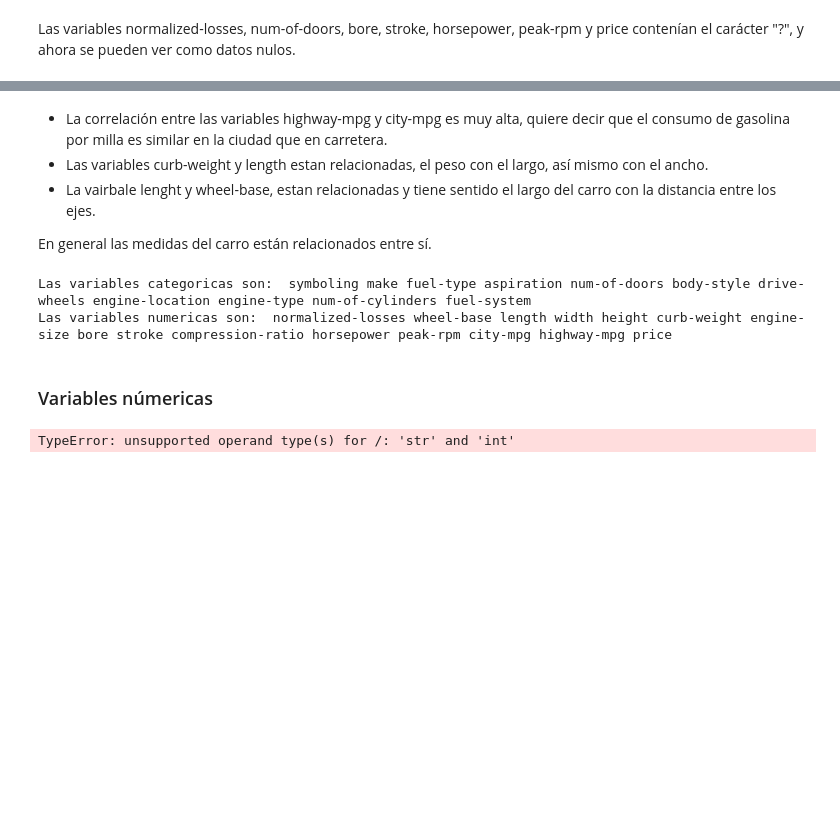
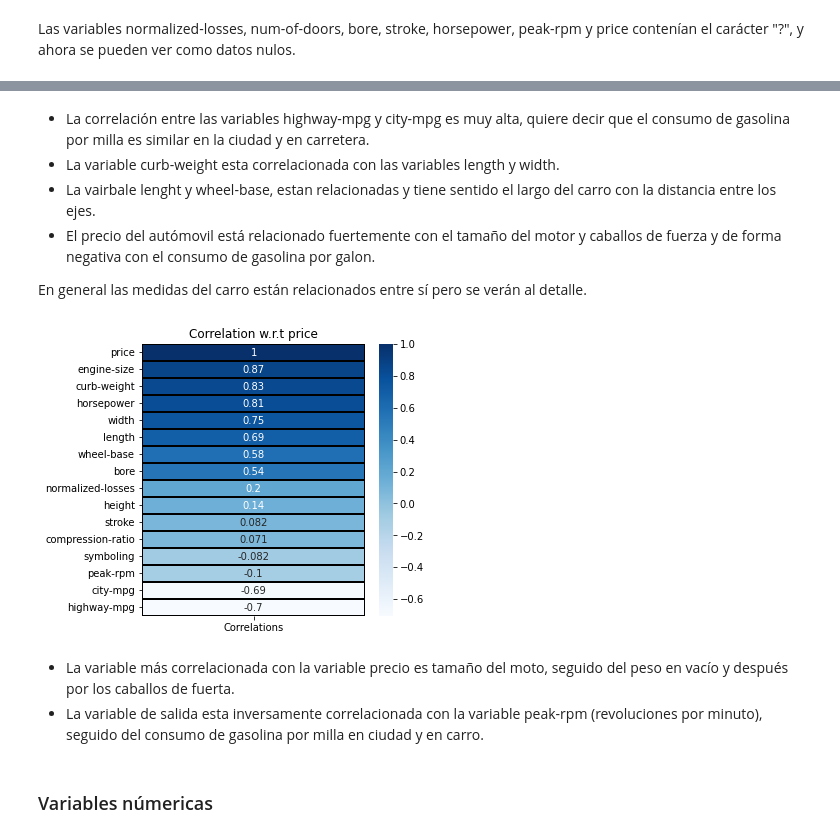
Before and after one commit to brincon/Pima-Indians-Diabetes-Database, a Jupyter notebook: 3. Automobile/automobile.ipynb, the cells around one changed output, grey strips where cells are left out. Drawn from its saved outputs; the diff is of its cells as text; code cells hidden in the pictures; blank space fills up the shorter version.

```diff
--- a/3. Automobile/automobile.ipynb
+++ b/3. Automobile/automobile.ipynb
@@ -244,37 +277,26 @@ plt.show()
 # %% [markdown]
-- La correlación entre las variables highway-mpg y city-mpg es muy alta, quiere decir que el consumo de gasolina por milla es similar en la ciudad que en carretera.
-- Las variables curb-weight y length estan relacionadas, el peso con el largo, así mismo con el ancho.
+- La correlación entre las variables highway-mpg y city-mpg es muy alta, quiere decir que el consumo de gasolina por milla es similar en la ciudad y  en carretera.
+- La variable curb-weight esta correlacionada con las variables length y width.
 - La vairbale lenght y wheel-base, estan relacionadas y tiene sentido el largo del carro con la distancia entre los ejes.
+- El precio del autómovil está relacionado fuertemente con el tamaño del motor y caballos de fuerza y de forma negativa con el consumo de gasolina por galon.
 
-En general las medidas del carro están relacionados entre sí.
+En general las medidas del carro están relacionados entre sí pero se verán al detalle.
-# %%
-# Se divide el dataset en variables categóricas y numéricas
-variablesCategoricas = []
-variablesNumericas = []
-for k,i in data.nunique().to_dict().items():
-    if i > 22:
-        variablesNumericas.append(k)
-    else:
-        variablesCategoricas.append(k)
-
-print("Las variables categoricas son: ", *variablesCategoricas)
-print("Las variables numericas son: ", *variablesNumericas)
-# %% [output]
-Las variables categoricas son:  symboling make fuel-type aspiration num-of-doors body-style drive-wheels engine-location engine-type num-of-cylinders fuel-system
-Las variables numericas son:  normalized-losses wheel-base length width height curb-weight engine-size bore stroke compression-ratio horsepower peak-rpm city-mpg highway-mpg price
+# %%
+# Correlación con la variable salida
+
+corr = automobile_data_copy.corrwith(automobile_data_copy['price']).sort_values(ascending = False).to_frame()
+corr.columns = ['Correlations']
+plt.subplots(figsize = (5,5))
+sns.heatmap(corr, annot=True, cmap="Blues", linewidths=0.4, linecolor='black')
+plt.title('Correlation w.r.t price')
+plt.show()
+# %% [output]
+[figure, added]
+# %% [markdown]
+- La variable más correlacionada con la variable precio es tamaño del moto, seguido del peso en vacío y después por los caballos de fuerta.
+- La variable de salida esta inversamente correlacionada con la variable peak-rpm (revoluciones por minuto), seguido del consumo de gasolina por milla en ciudad y en carro.
 # %% [markdown]
 ### Variables númericas
-# %%
-# Correlación con la variable salida
-
-corr = data.corrwith(data['price']).sort_values(ascending = False).to_frame()
-corr.columns = ['Correlations']
-plt.subplots(figsize = (5,5))
-sns.heatmap(corr, annot=True, cmap="Blues", linewidths=0.4, linecolor='black')
-plt.title('Correlation w.r.t price')
-plt.show()
-# %% [output]
-TypeError: unsupported operand type(s) for /: 'str' and 'int'
 # %%
 data["normalized-losses"] = data["normalized-losses"].replace('?', np.NaN)
 data["normalized-losses"] = data["normalized-losses"].astype('float64')
```
Also changed, not shown: parts of 15 cells of this notebook.
